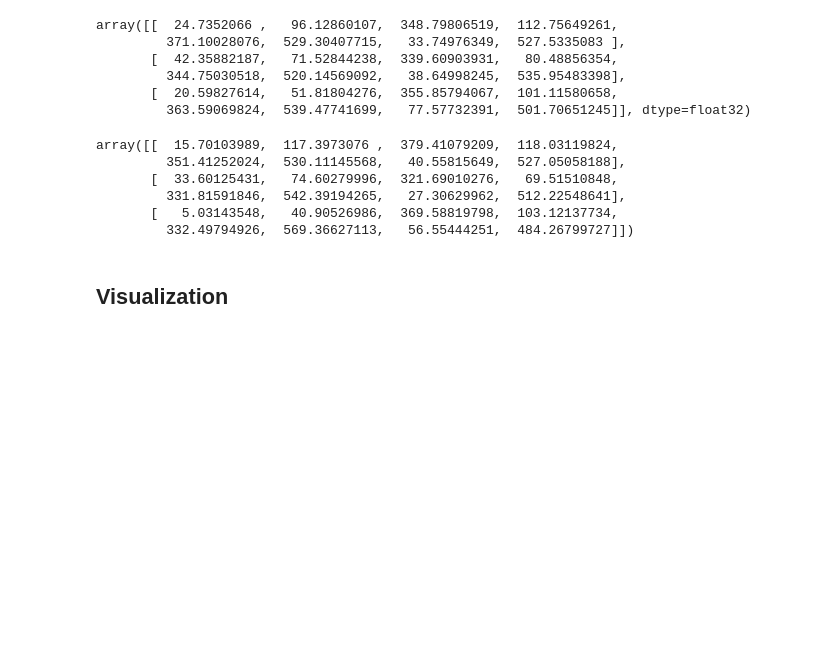
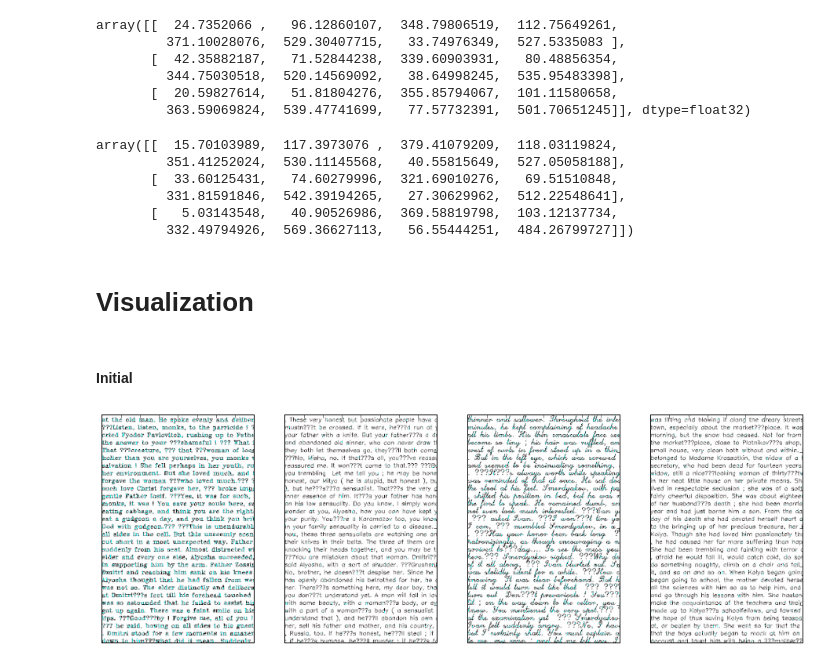
Before and after one commit to GrKirill/Restoration-of-displaced-images, a Jupyter notebook: Model.ipynb, the cells around one changed output. Cells and saved outputs as stored; diff of their text form; code cells hidden in the pictures; blank space fills up the shorter version.

```diff
--- a/Model.ipynb
+++ b/Model.ipynb
@@ -73,4 +73,21 @@ array([[  15.70103989,  117.3973076 ,  379.41079209,  118.03119824,
        [   5.03143548,   40.90526986,  369.58819798,  103.12137734,
          332.49794926,  569.36627113,   56.55444251,  484.26799727]])
 # %% [markdown]
-## Visualization
+# Visualization
+# %% [markdown]
+#### Initial
+# %%
+n_rows = 1
+n_cols = 4
+plt.figure(figsize=(16, 10))
+for i in range(n_rows*n_cols):
+    plt.subplot(n_rows, n_cols, i+1)
+    pts_src = y_test[i].reshape((4,2))
+    pts_dst = np.array([[0, 0], [400, 0], [400, 600],[0, 600]])
+    h, status = cv2.findHomography(pts_src, pts_dst)
+    vis_img = cv2.warpPerspective(x_test[i], h, (x_test[i].shape[1],x_test[i].shape[0]))
+
+    plt.tick_params(bottom='off', left='off', labelbottom='off', labelleft='off')
+    plt.imshow(vis_img)
+# %% [output]
+[figure, added]
```
Also changed, not shown: parts of 4 cells of this notebook.
